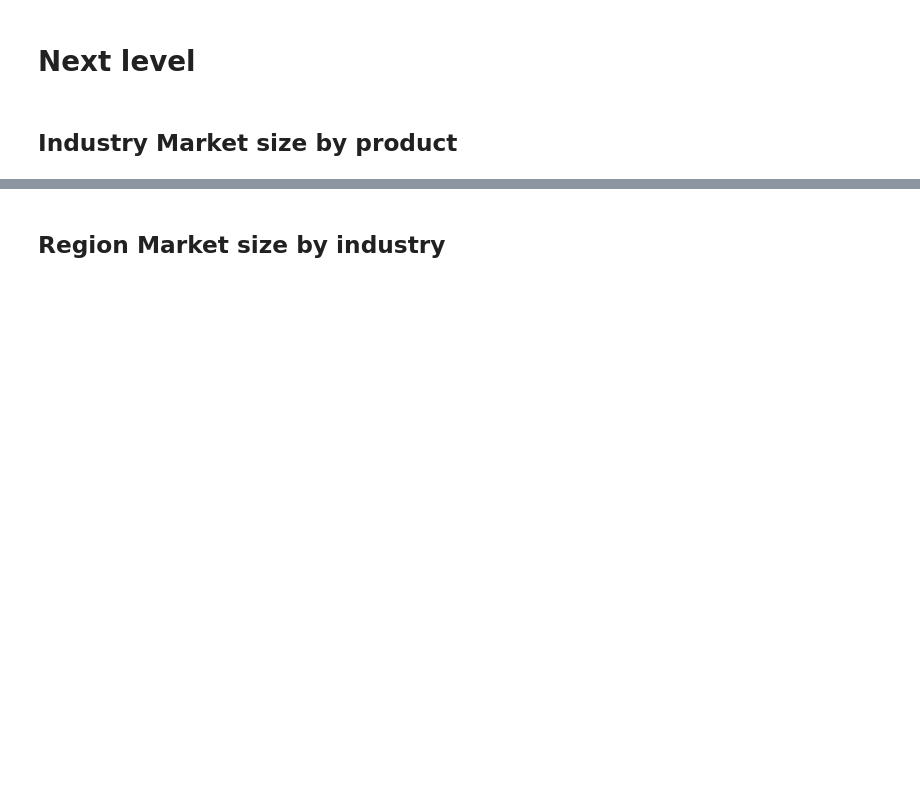
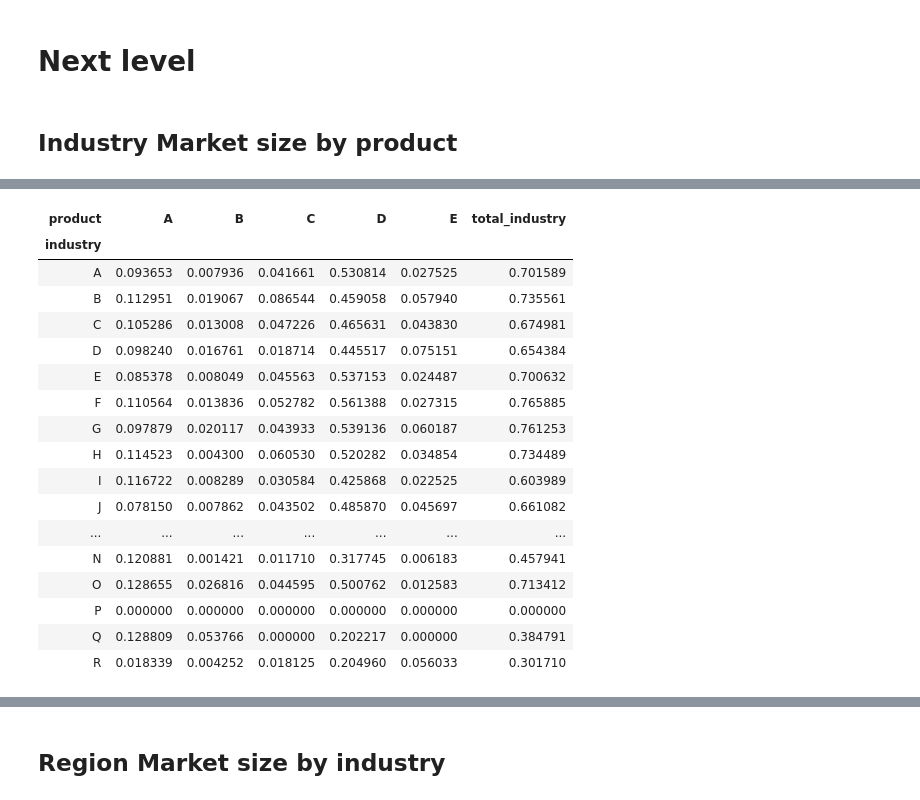
Before and after one commit to thomaspernet/PythonTeaching, a Jupyter notebook: Lectures/05_Pandas/Exercice_1.ipynb, the cells around one changed output, grey strips where cells are left out. Cells and saved outputs as stored; diff of their text form; code cells hidden in the pictures; blank space fills up the shorter version.

```diff
--- a/Lectures/05_Pandas/Exercice_1.ipynb
+++ b/Lectures/05_Pandas/Exercice_1.ipynb
@@ -179,0 +516,6 @@ df_index.loc[('Customer 25'), 'A_reference']
+# %%
+step_3 = (step_2.groupby(level=0)
+          .apply(lambda x: x.shift(1) / x)
+          .dropna()
+          )
+step_3
@@ -180,3 +530,27 @@ df_index.loc[('Customer 25'), 'A_reference']
+# %%
+(step_3.droplevel('origin')
+ .transpose()
+ .assign(total_industry = lambda x: x.sum(1))
+)
+# %% [output]
+| product | A | B | C | D | E | total_industry |
+| industry |  |  |  |  |  |  |
+| A | 0.093653 | 0.007936 | 0.041661 | 0.530814 | 0.027525 | 0.701589 |
+| B | 0.112951 | 0.019067 | 0.086544 | 0.459058 | 0.057940 | 0.735561 |
+| C | 0.105286 | 0.013008 | 0.047226 | 0.465631 | 0.043830 | 0.674981 |
+| D | 0.098240 | 0.016761 | 0.018714 | 0.445517 | 0.075151 | 0.654384 |
+| E | 0.085378 | 0.008049 | 0.045563 | 0.537153 | 0.024487 | 0.700632 |
+| F | 0.110564 | 0.013836 | 0.052782 | 0.561388 | 0.027315 | 0.765885 |
+| G | 0.097879 | 0.020117 | 0.043933 | 0.539136 | 0.060187 | 0.761253 |
+| H | 0.114523 | 0.004300 | 0.060530 | 0.520282 | 0.034854 | 0.734489 |
+| I | 0.116722 | 0.008289 | 0.030584 | 0.425868 | 0.022525 | 0.603989 |
+| J | 0.078150 | 0.007862 | 0.043502 | 0.485870 | 0.045697 | 0.661082 |
+| ... | ... | ... | ... | ... | ... | ... |
+| N | 0.120881 | 0.001421 | 0.011710 | 0.317745 | 0.006183 | 0.457941 |
+| O | 0.128655 | 0.026816 | 0.044595 | 0.500762 | 0.012583 | 0.713412 |
+| P | 0.000000 | 0.000000 | 0.000000 | 0.000000 | 0.000000 | 0.000000 |
+| Q | 0.128809 | 0.053766 | 0.000000 | 0.202217 | 0.000000 | 0.384791 |
+| R | 0.018339 | 0.004252 | 0.018125 | 0.204960 | 0.056033 | 0.301710 |
 # %%
 (df_final[['industry'] + reference + market]
  .groupby('industry')
```
Also changed, not shown: parts of 30 cells of this notebook, 2 other files.
